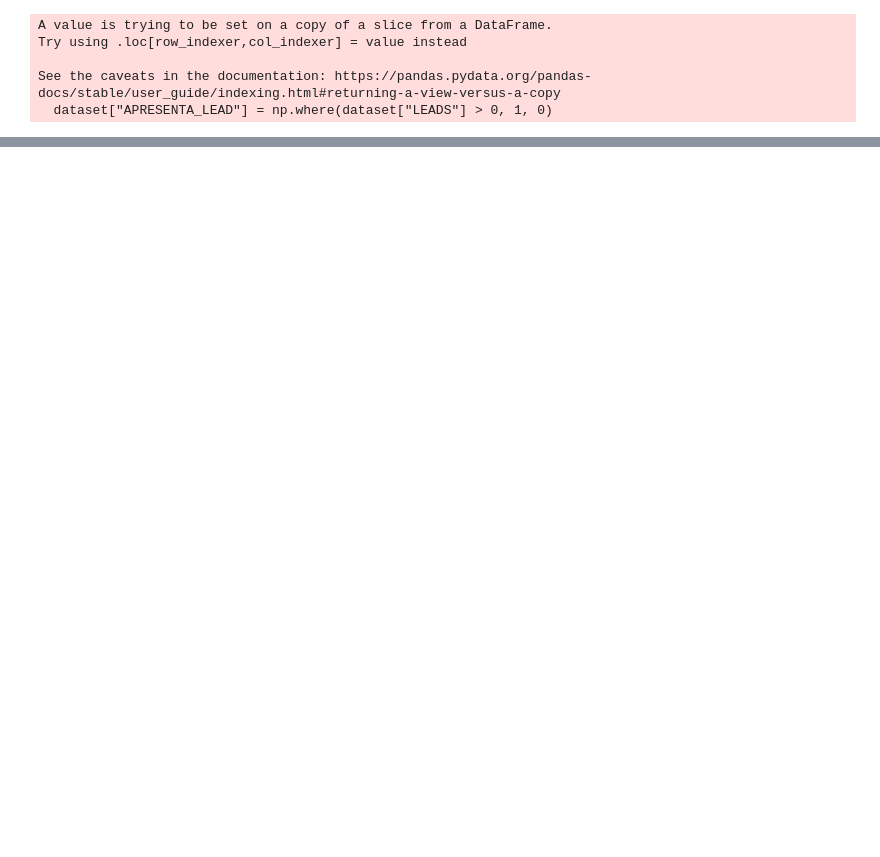
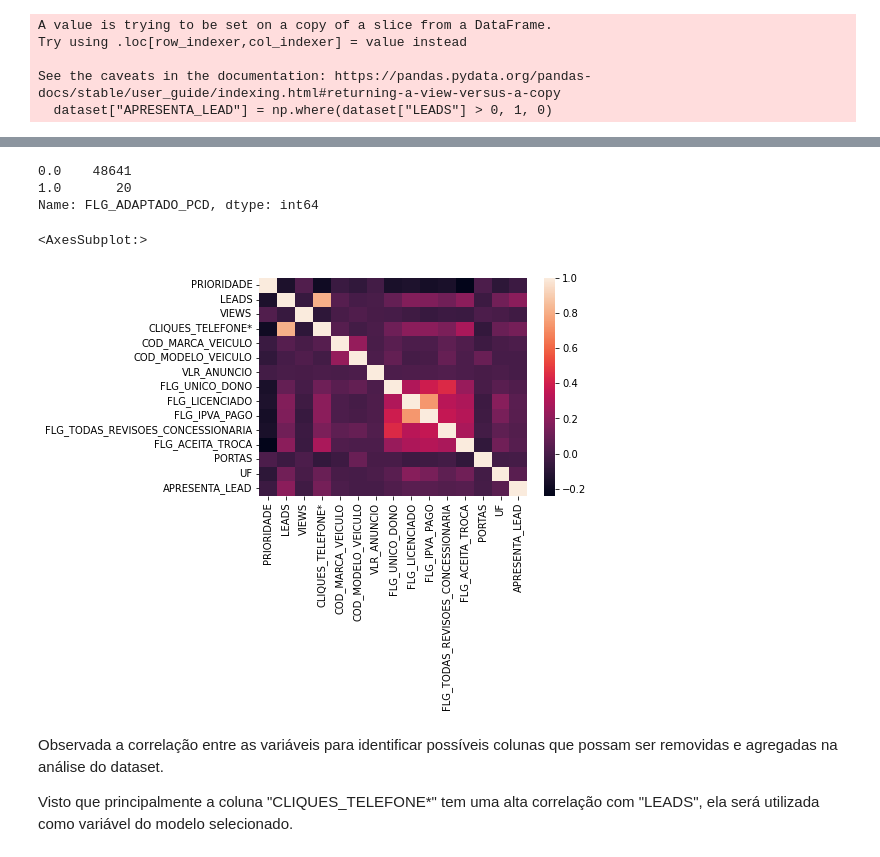
Before and after one commit to mayara-canaver/case-webmotors, a Jupyter notebook: src/main.ipynb, the cells around one changed output, grey strips where cells are left out. Drawn from its saved outputs; the diff is of its cells as text; code cells hidden in the pictures; blank space fills up the shorter version.

```diff
--- a/src/main.ipynb
+++ b/src/main.ipynb
@@ -319,6 +246,9 @@ See the caveats in the documentation: https://pandas.pydata.org/pandas-docs/stab
 encoder = LabelEncoder()
 
 dataset["UF"] = encoder.fit_transform(dataset["UF"])
+dataset["RODASLIGA"] = encoder.fit_transform(dataset["RODASLIGA"])
+dataset["ARCONDIC"] = encoder.fit_transform(dataset["ARCONDIC"])
+dataset["CAMBIO"] = encoder.fit_transform(dataset["CAMBIO"])
 # %% [output]
 A value is trying to be set on a copy of a slice from a DataFrame.
 Try using .loc[row_indexer,col_indexer] = value instead
@@ -388,0 +357,19 @@ Name: CIDADE, Length: 926, dtype: int64
+# %%
+dataset["FLG_ADAPTADO_PCD"].value_counts()
+# %% [output]
+0.0    48641
+1.0       20
+Name: FLG_ADAPTADO_PCD, dtype: int64
+# %%
+dataset = dataset.drop(["COD_ANUNCIO", "COD_CLIENTE", "COD_TIPO_PESSOA", "ANO_MODELO", "COD_VERSAO_VEICULO",
+                        "CEP_2DIG", "QTD_FOTOS", "KM_VEICULO", "VLR_MERCADO", "FLG_GARANTIA_FABRICA",
+                        "FLG_BLINDADO", "FLG_TODAS_REVISOES_AGENDA_VEICULO", "FLG_ADAPTADO_PCD"], axis=1)
+# %%
+sns.heatmap(dataset.corr())
+# %% [output]
+<AxesSubplot:>
+[figure, added]
+# %% [markdown]
+Observada a correlação entre as variáveis para identificar possíveis colunas que possam ser removidas e agregadas na análise do dataset.
+
+Visto que principalmente a coluna "CLIQUES_TELEFONE*" tem uma alta correlação com "LEADS", ela será utilizada como variável do modelo selecionado.
```
Also changed, not shown: parts of 40 cells of this notebook, 1 other file.
